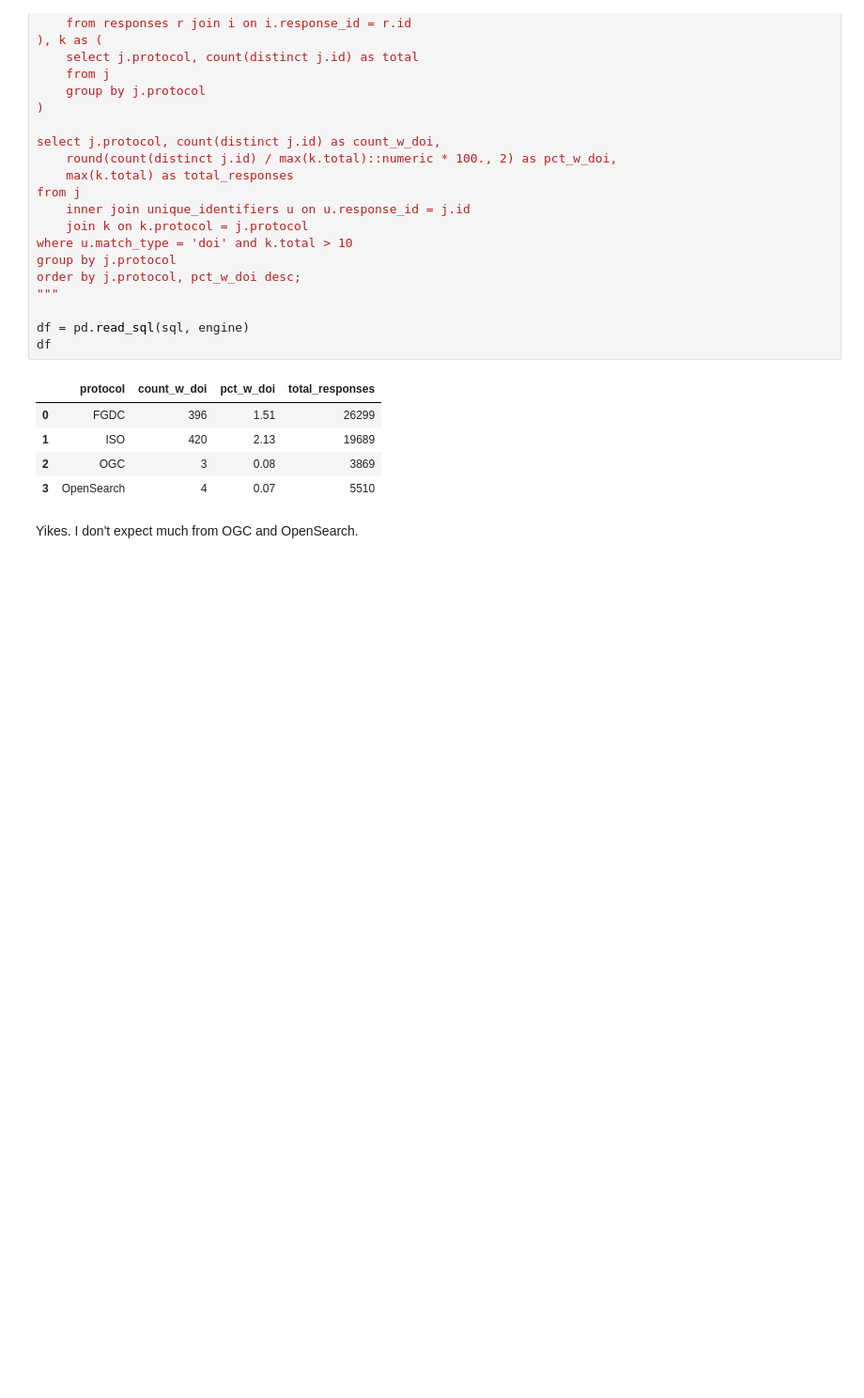
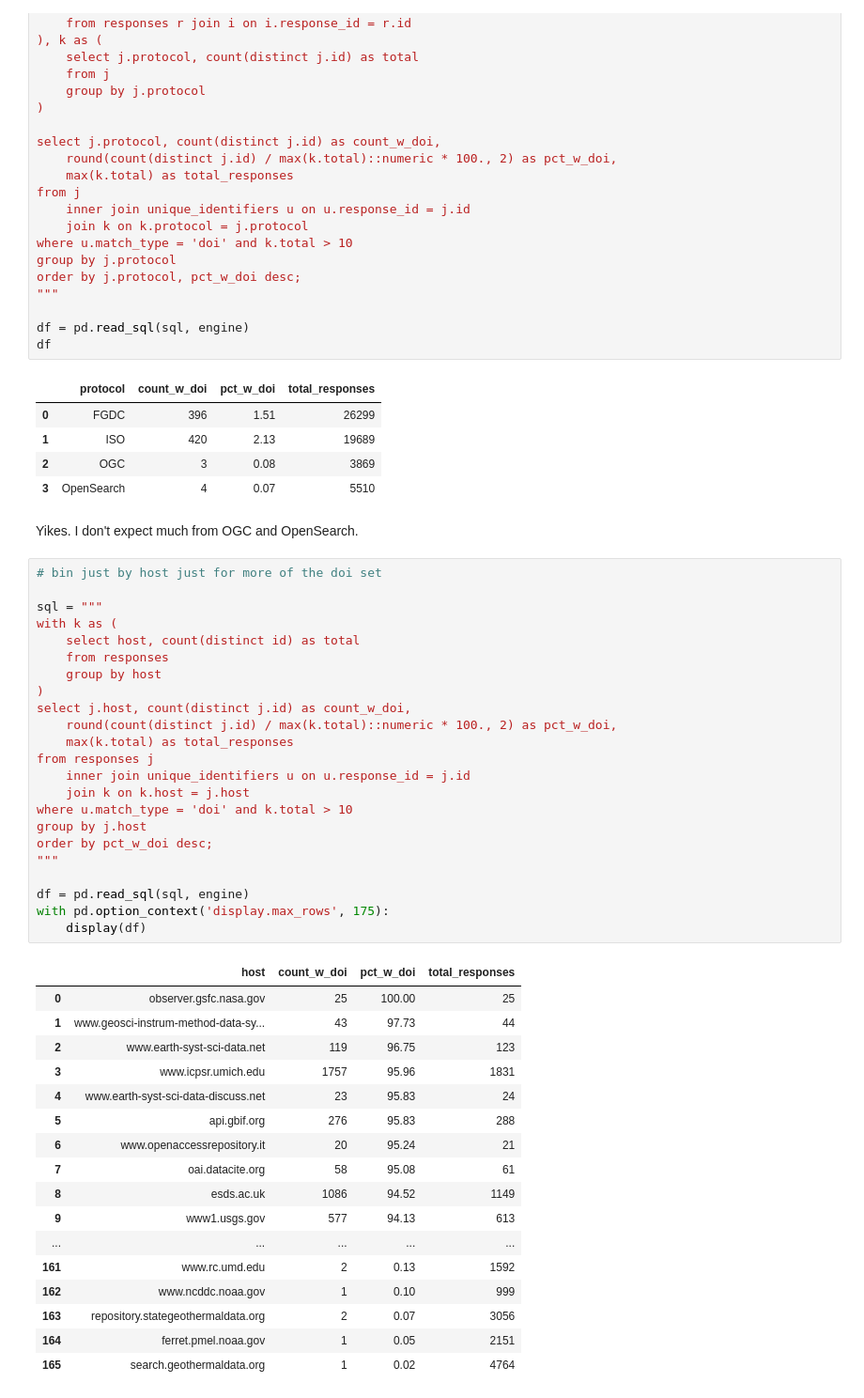
Before and after one commit to b-cube/Response-Identification-Info, a Jupyter notebook: notebooks/Analysis - Identifiers.ipynb, the cells around one changed output. Shown at 94% size. Cells and saved outputs as stored; diff of their text form; blank space fills up the shorter version.

Commit message:
where do the dois come from in the xml?

```diff
--- a/notebooks/Analysis - Identifiers.ipynb
+++ b/notebooks/Analysis - Identifiers.ipynb
@@ -257,3 +257,44 @@ df
 | 3 | OpenSearch | 4 | 0.07 | 5510 |
 # %% [markdown]
 Yikes. I don't expect much from OGC and OpenSearch.
+# %%
+# bin just by host just for more of the doi set
+
+sql = """
+with k as (
+	select host, count(distinct id) as total
+	from responses
+	group by host
+)
+select j.host, count(distinct j.id) as count_w_doi,
+	round(count(distinct j.id) / max(k.total)::numeric * 100., 2) as pct_w_doi,
+	max(k.total) as total_responses
+from responses j
+	inner join unique_identifiers u on u.response_id = j.id
+	join k on k.host = j.host
+where u.match_type = 'doi' and k.total > 10
+group by j.host
+order by pct_w_doi desc;
+"""
+
+df = pd.read_sql(sql, engine)
+with pd.option_context('display.max_rows', 175):
+    display(df)
+# %% [output]
+|  | host | count_w_doi | pct_w_doi | total_responses |
+| 0 | observer.gsfc.nasa.gov | 25 | 100.00 | 25 |
+| 1 | www.geosci-instrum-method-data-sy... | 43 | 97.73 | 44 |
+| 2 | www.earth-syst-sci-data.net | 119 | 96.75 | 123 |
+| 3 | www.icpsr.umich.edu | 1757 | 95.96 | 1831 |
+| 4 | www.earth-syst-sci-data-discuss.net | 23 | 95.83 | 24 |
+| 5 | api.gbif.org | 276 | 95.83 | 288 |
+| 6 | www.openaccessrepository.it | 20 | 95.24 | 21 |
+| 7 | oai.datacite.org | 58 | 95.08 | 61 |
+| 8 | esds.ac.uk | 1086 | 94.52 | 1149 |
+| 9 | www1.usgs.gov | 577 | 94.13 | 613 |
+| ... | ... | ... | ... | ... |
+| 161 | www.rc.umd.edu | 2 | 0.13 | 1592 |
+| 162 | www.ncddc.noaa.gov | 1 | 0.10 | 999 |
+| 163 | repository.stategeothermaldata.org | 2 | 0.07 | 3056 |
+| 164 | ferret.pmel.noaa.gov | 1 | 0.05 | 2151 |
+| 165 | search.geothermaldata.org | 1 | 0.02 | 4764 |
```
Also changed, not shown: parts of 3 cells of this notebook.
